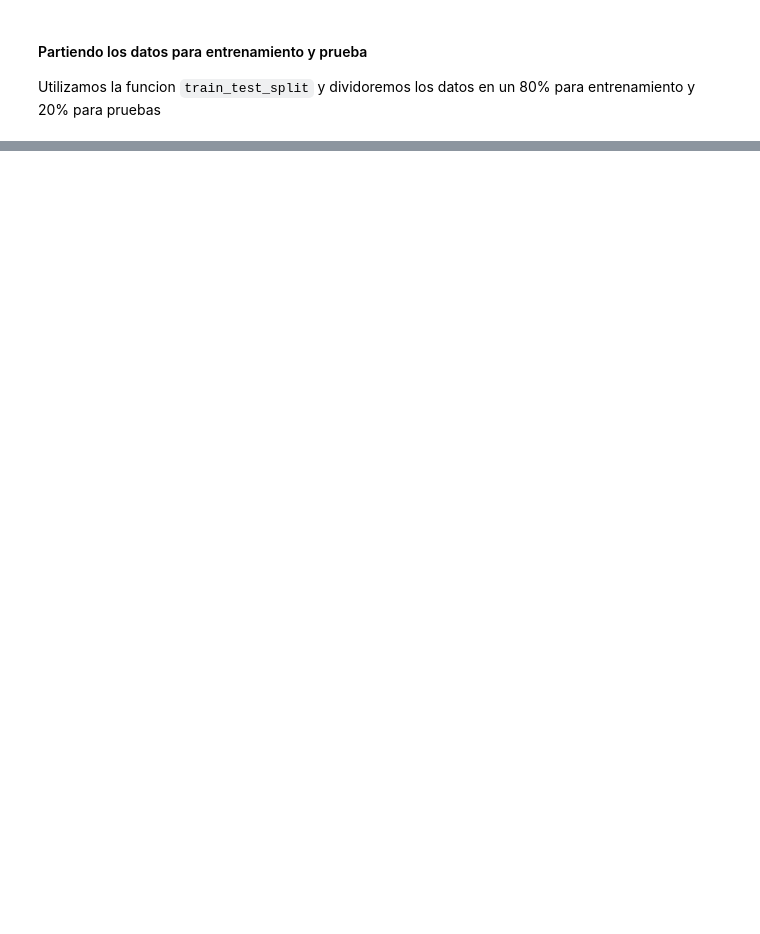
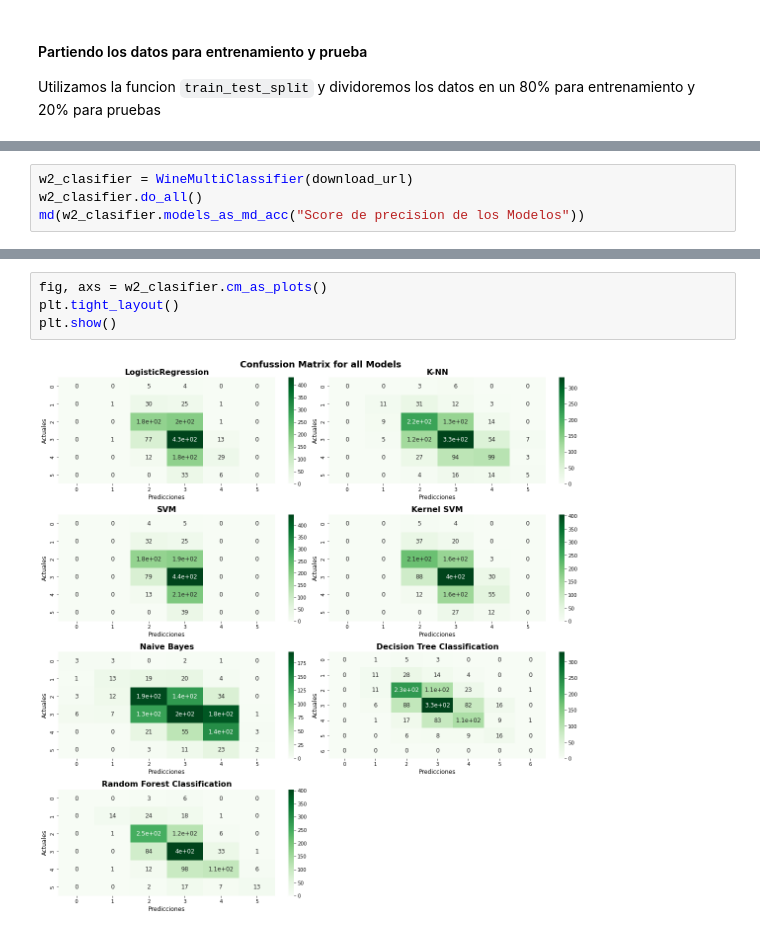
Before and after one commit to luisjba/wine-quality-analisys, a Jupyter notebook: white-wine-analisys.ipynb, the cells around one changed output, grey strips where cells are left out. Cells and saved outputs as stored; diff of their text form; blank space fills up the shorter version.

```diff
--- a/white-wine-analisys.ipynb
+++ b/white-wine-analisys.ipynb
@@ -163,0 +210,4 @@ Mean squared error: 0.6598453517957835
+# %%
+w2_clasifier = WineMultiClassifier(download_url)
+w2_clasifier.do_all()
+md(w2_clasifier.models_as_md_acc("Score de precision de los Modelos"))
@@ -163,0 +234,6 @@ Mean squared error: 0.6598453517957835
+# %%
+fig, axs = w2_clasifier.cm_as_plots()
+plt.tight_layout()
+plt.show()
+# %% [output]
+[figure, added]
```
Also changed, not shown: parts of 41 cells of this notebook.
